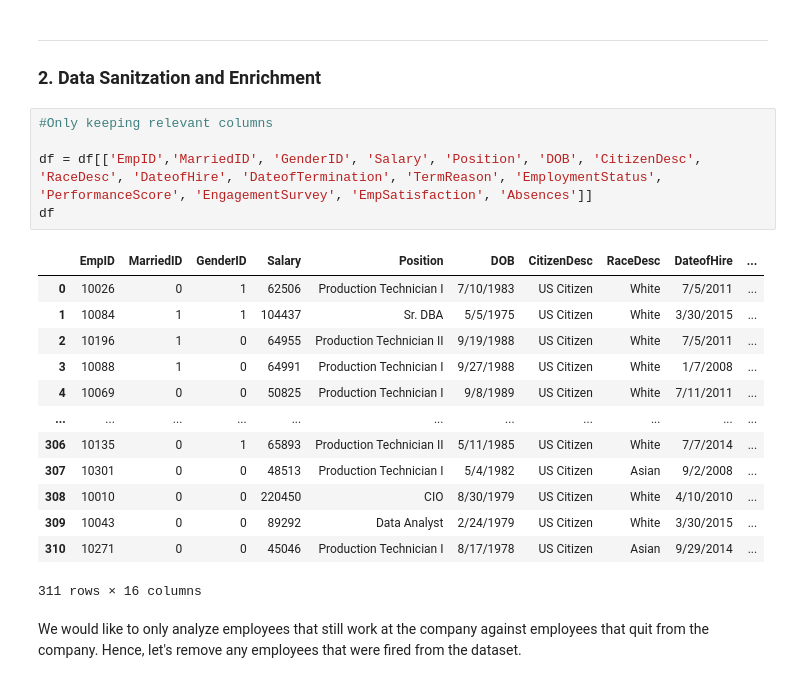
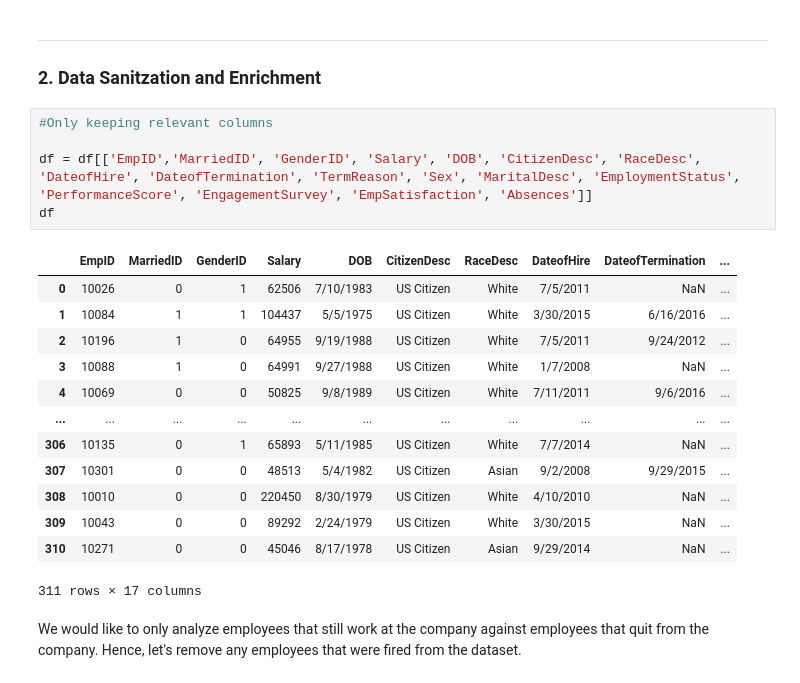
Before and after one commit to akazachk-teaching/Project-Group-5, a Jupyter notebook: project-code.ipynb, the cells around one changed output. Cells and saved outputs as stored; diff of their text form.

```diff
--- a/project-code.ipynb
+++ b/project-code.ipynb
@@ -52,22 +53,22 @@ df
 # %%
 #Only keeping relevant columns
 
-df = df[['EmpID','MarriedID', 'GenderID', 'Salary', 'Position', 'DOB', 'CitizenDesc', 'RaceDesc', 'DateofHire', 'DateofTermination', 'TermReason', 'EmploymentStatus', 'PerformanceScore', 'EngagementSurvey', 'EmpSatisfaction', 'Absences']]
+df = df[['EmpID','MarriedID', 'GenderID', 'Salary', 'DOB', 'CitizenDesc', 'RaceDesc', 'DateofHire', 'DateofTermination', 'TermReason', 'Sex', 'MaritalDesc', 'EmploymentStatus', 'PerformanceScore', 'EngagementSurvey', 'EmpSatisfaction', 'Absences']]
 df
 # %% [output]
-|  | EmpID | MarriedID | GenderID | Salary | Position | DOB | CitizenDesc | RaceDesc | DateofHire | ... |
-| 0 | 10026 | 0 | 1 | 62506 | Production Technician I | 7/10/1983 | US Citizen | White | 7/5/2011 | ... |
-| 1 | 10084 | 1 | 1 | 104437 | Sr. DBA | 5/5/1975 | US Citizen | White | 3/30/2015 | ... |
-| 2 | 10196 | 1 | 0 | 64955 | Production Technician II | 9/19/1988 | US Citizen | White | 7/5/2011 | ... |
-| 3 | 10088 | 1 | 0 | 64991 | Production Technician I | 9/27/1988 | US Citizen | White | 1/7/2008 | ... |
-| 4 | 10069 | 0 | 0 | 50825 | Production Technician I | 9/8/1989 | US Citizen | White | 7/11/2011 | ... |
+|  | EmpID | MarriedID | GenderID | Salary | DOB | CitizenDesc | RaceDesc | DateofHire | DateofTermination | ... |
+| 0 | 10026 | 0 | 1 | 62506 | 7/10/1983 | US Citizen | White | 7/5/2011 | NaN | ... |
+| 1 | 10084 | 1 | 1 | 104437 | 5/5/1975 | US Citizen | White | 3/30/2015 | 6/16/2016 | ... |
+| 2 | 10196 | 1 | 0 | 64955 | 9/19/1988 | US Citizen | White | 7/5/2011 | 9/24/2012 | ... |
+| 3 | 10088 | 1 | 0 | 64991 | 9/27/1988 | US Citizen | White | 1/7/2008 | NaN | ... |
+| 4 | 10069 | 0 | 0 | 50825 | 9/8/1989 | US Citizen | White | 7/11/2011 | 9/6/2016 | ... |
 | ... | ... | ... | ... | ... | ... | ... | ... | ... | ... | ... |
-| 306 | 10135 | 0 | 1 | 65893 | Production Technician II | 5/11/1985 | US Citizen | White | 7/7/2014 | ... |
-| 307 | 10301 | 0 | 0 | 48513 | Production Technician I | 5/4/1982 | US Citizen | Asian | 9/2/2008 | ... |
-| 308 | 10010 | 0 | 0 | 220450 | CIO | 8/30/1979 | US Citizen | White | 4/10/2010 | ... |
-| 309 | 10043 | 0 | 0 | 89292 | Data Analyst | 2/24/1979 | US Citizen | White | 3/30/2015 | ... |
-| 310 | 10271 | 0 | 0 | 45046 | Production Technician I | 8/17/1978 | US Citizen | Asian | 9/29/2014 | ... |
+| 306 | 10135 | 0 | 1 | 65893 | 5/11/1985 | US Citizen | White | 7/7/2014 | NaN | ... |
+| 307 | 10301 | 0 | 0 | 48513 | 5/4/1982 | US Citizen | Asian | 9/2/2008 | 9/29/2015 | ... |
+| 308 | 10010 | 0 | 0 | 220450 | 8/30/1979 | US Citizen | White | 4/10/2010 | NaN | ... |
+| 309 | 10043 | 0 | 0 | 89292 | 2/24/1979 | US Citizen | White | 3/30/2015 | NaN | ... |
+| 310 | 10271 | 0 | 0 | 45046 | 8/17/1978 | US Citizen | Asian | 9/29/2014 | NaN | ... |
-311 rows × 16 columns
+311 rows × 17 columns
 # %% [markdown]
 We would like to only analyze employees that still work at the company against employees that quit from the company. Hence, let's remove any employees that were fired from the dataset.
 # %%
```
Also changed, not shown: parts of 25 cells of this notebook, 16 other files.
